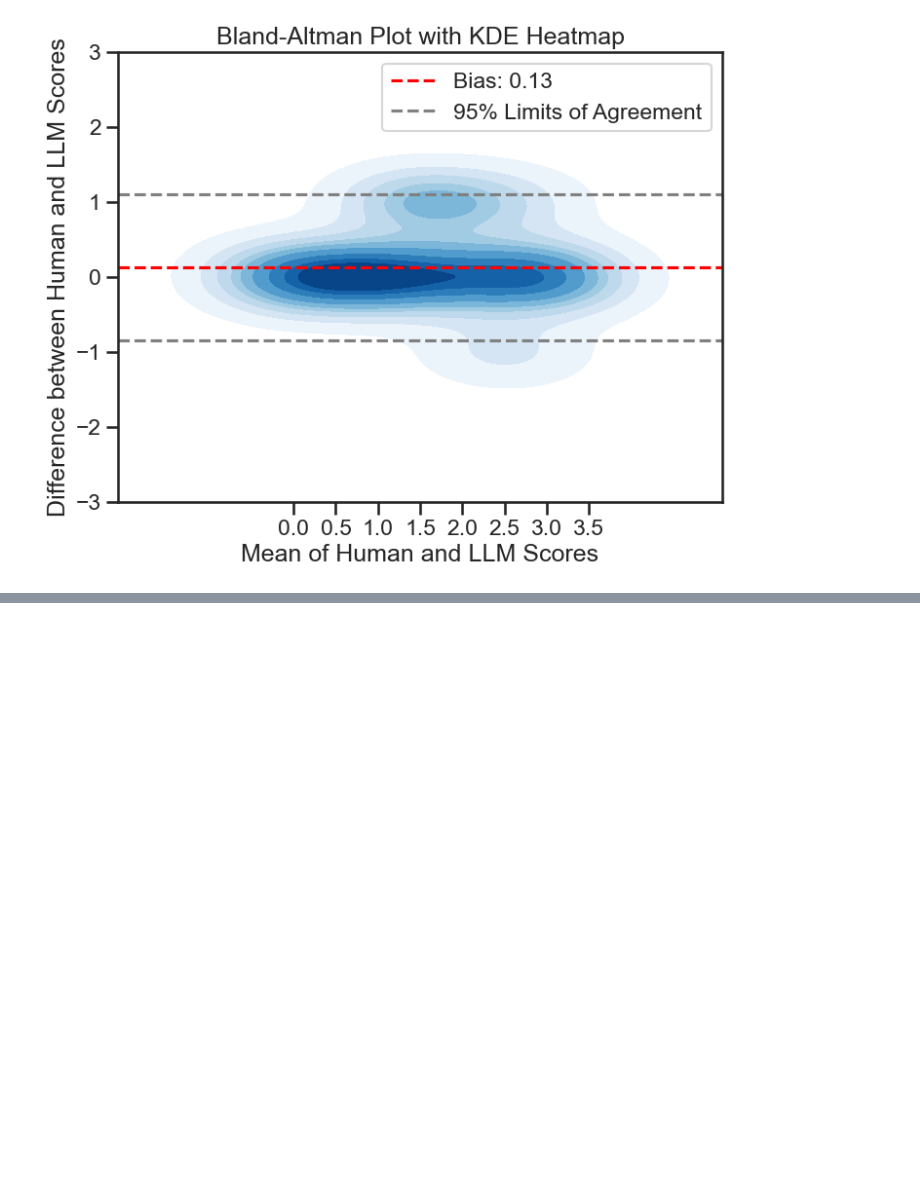
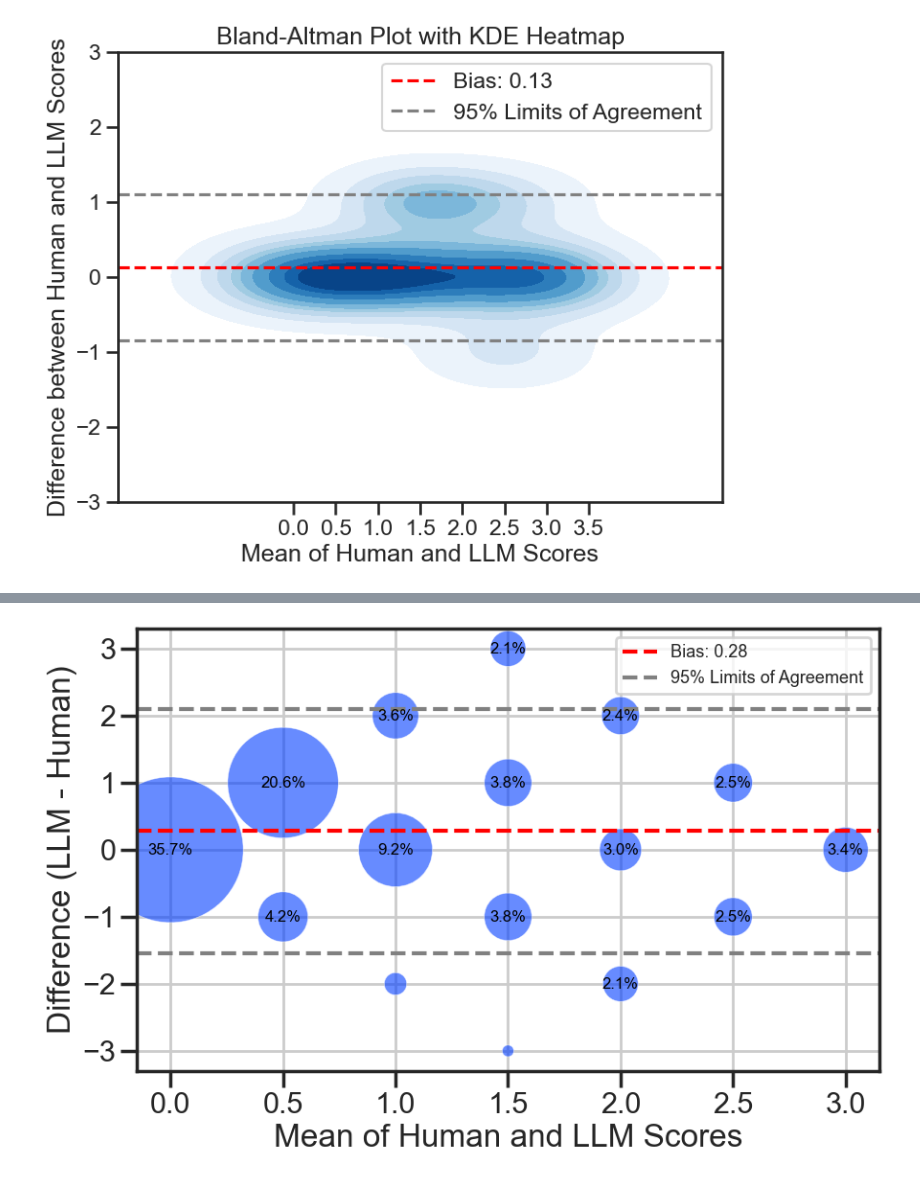
Before and after one commit to rahmanidashti/BiasSyntheticData, a Jupyter notebook: 3-judgement-analysis.ipynb, the cells around one changed output, grey strips where cells are left out. Cells and saved outputs as stored; diff of their text form; code cells hidden in the pictures; blank space fills up the shorter version.

```diff
--- a/3-judgement-analysis.ipynb
+++ b/3-judgement-analysis.ipynb
@@ -405,0 +442,58 @@ plt.show()
+# %%
+import numpy as np
+import matplotlib.pyplot as plt
+from collections import Counter
+
+# Example data: replace with your actual scores
+# human_scores = np.array([/* human scores */])
+# llm_scores = np.array([/* llm scores */])
+
+# Calculate mean scores and differences
+mean_scores = (human_scores + llm_scores) / 2
+differences = llm_scores - human_scores
+
+# Combine mean scores and differences into tuples for counting
+points = list(zip(mean_scores, differences))
+
+# Count the frequency of each unique point
+point_counts = Counter(points)
+
+# Extract unique points and their counts
+unique_points = np.array(list(point_counts.keys()))
+frequencies = np.array(list(point_counts.values()))
+
+# Calculate percentages
+total_points = len(points)
+percentages = (frequencies / total_points) * 100
+
+# Create Bland-Altman plot with point sizes indicating density
+plt.figure(figsize=(10, 6))
+
+# Scatter plot with point size based on frequency
+plt.scatter(unique_points[:, 0], unique_points[:, 1], s=frequencies * 1.5, alpha=0.6, edgecolors='w', linewidth=0.5)
+
+# Optionally add text annotations for percentage
+for (x, y), percentage in zip(unique_points, percentages):
+    if percentage > 1:  # Only annotate if the percentage is greater than 1%
+        plt.text(x, y, f'{percentage:.1f}%', fontsize=12, ha='center', va='center', color='black')
+
+# Add lines for mean difference and limits of agreement
+mean_diff = np.mean(differences)
+std_diff = np.std(differences)
+# plt.axhline(mean_diff, color='red', linestyle='--', label='Mean Difference')
+# plt.axhline(mean_diff + 1.96 * std_diff, color='blue', linestyle='--', label='Upper Limit')
+# plt.axhline(mean_diff - 1.96 * std_diff, color='blue', linestyle='--', label='Lower Limit')
+
+plt.axhline(mean_diff, color='red', linestyle='--', label=f'Bias: {mean_diff:.2f}')
+plt.axhline(mean_diff + 1.96*std_diff, color='gray', linestyle='--', label='95% Limits of Agreement')
+plt.axhline(mean_diff - 1.96*std_diff, color='gray', linestyle='--')
+
+plt.xlabel('Mean of Human and LLM Scores')
+plt.ylabel('Difference (LLM - Human)')
+# plt.title('Bland-Altman Plot with Point Density Indication')
+plt.legend(fontsize=13)
+plt.grid(True)
+plt.savefig("figs/bland_altman_plot_scores_with_precentage.pdf", bbox_inches="tight")
+# plt.show()
+# %% [output]
+[figure, added]
```
Also changed, not shown: parts of 4 cells of this notebook, 2 other files.
